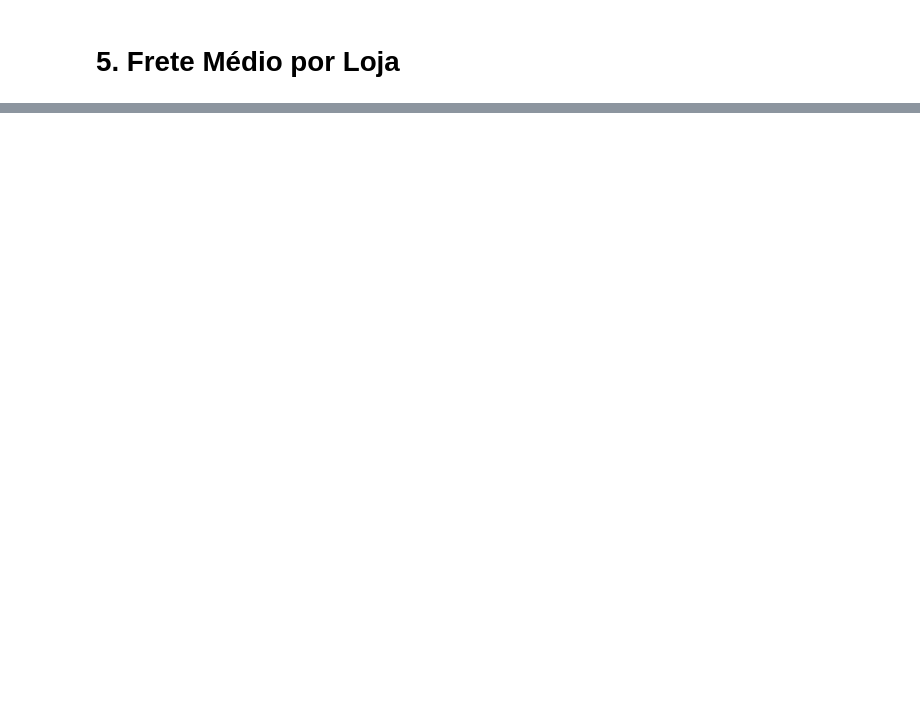
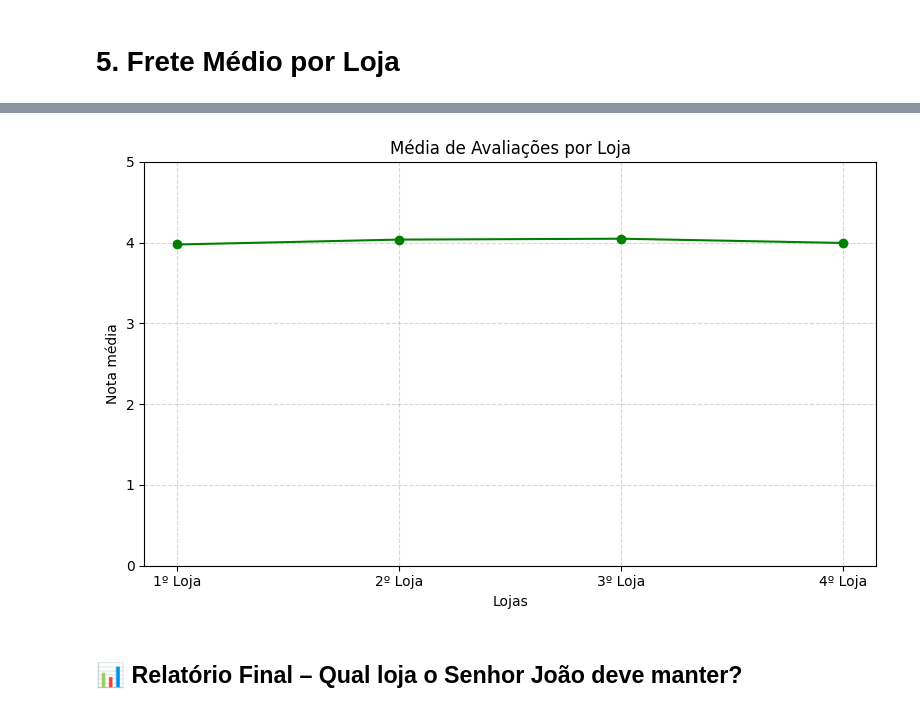
Before and after one commit to GustavoTeodoro10/desafioAllureStore, a Jupyter notebook: AluraStoreBr.ipynb, the cells around one changed output, grey strips where cells are left out. Cells and saved outputs as stored; diff of their text form; code cells hidden in the pictures; blank space fills up the shorter version.

```diff
--- a/AluraStoreBr.ipynb
+++ b/AluraStoreBr.ipynb
@@ -85,0 +151,17 @@ Name: Preço, dtype: float64
+# %%
+lojas = ['1º Loja', '2º Loja', '3º Loja', '4º Loja']
+faturamentos = [
+    somaFaturamento(nomeLoja1, loja['Preço']),
+    somaFaturamento(nomeLoja2, loja2['Preço']),
+    somaFaturamento(nomeLoja3, loja3['Preço']),
+    somaFaturamento(nomeLoja4, loja4['Preço'])
+]
+
+plt.figure(figsize=(8,5))
+plt.bar(lojas, faturamentos, color='skyblue')
+plt.title('Faturamento por Loja')
+plt.ylabel('Valor em R$')
+plt.xlabel('Lojas')
+plt.grid(axis='y', linestyle='--', alpha=0.6)
+plt.tight_layout()
+plt.show()
@@ -85,0 +184,21 @@ Name: Preço, dtype: float64
+# %%
+avaliacoes = [
+    loja['Avaliação da compra'].mean(),
+    loja2['Avaliação da compra'].mean(),
+    loja3['Avaliação da compra'].mean(),
+    loja4['Avaliação da compra'].mean()
+]
+
+plt.figure(figsize=(8,5))
+plt.plot(lojas, avaliacoes, marker='o', color='green')
+plt.title('Média de Avaliações por Loja')
+plt.ylabel('Nota média')
+plt.xlabel('Lojas')
+plt.ylim(0, 5)
+plt.grid(True, linestyle='--', alpha=0.5)
+plt.tight_layout()
+plt.show()
+# %% [output]
+[figure, added]
+# %% [markdown]
+## 📊 Relatório Final – Qual loja o Senhor João deve manter?
```
Also changed, not shown: parts of 12 cells of this notebook.
